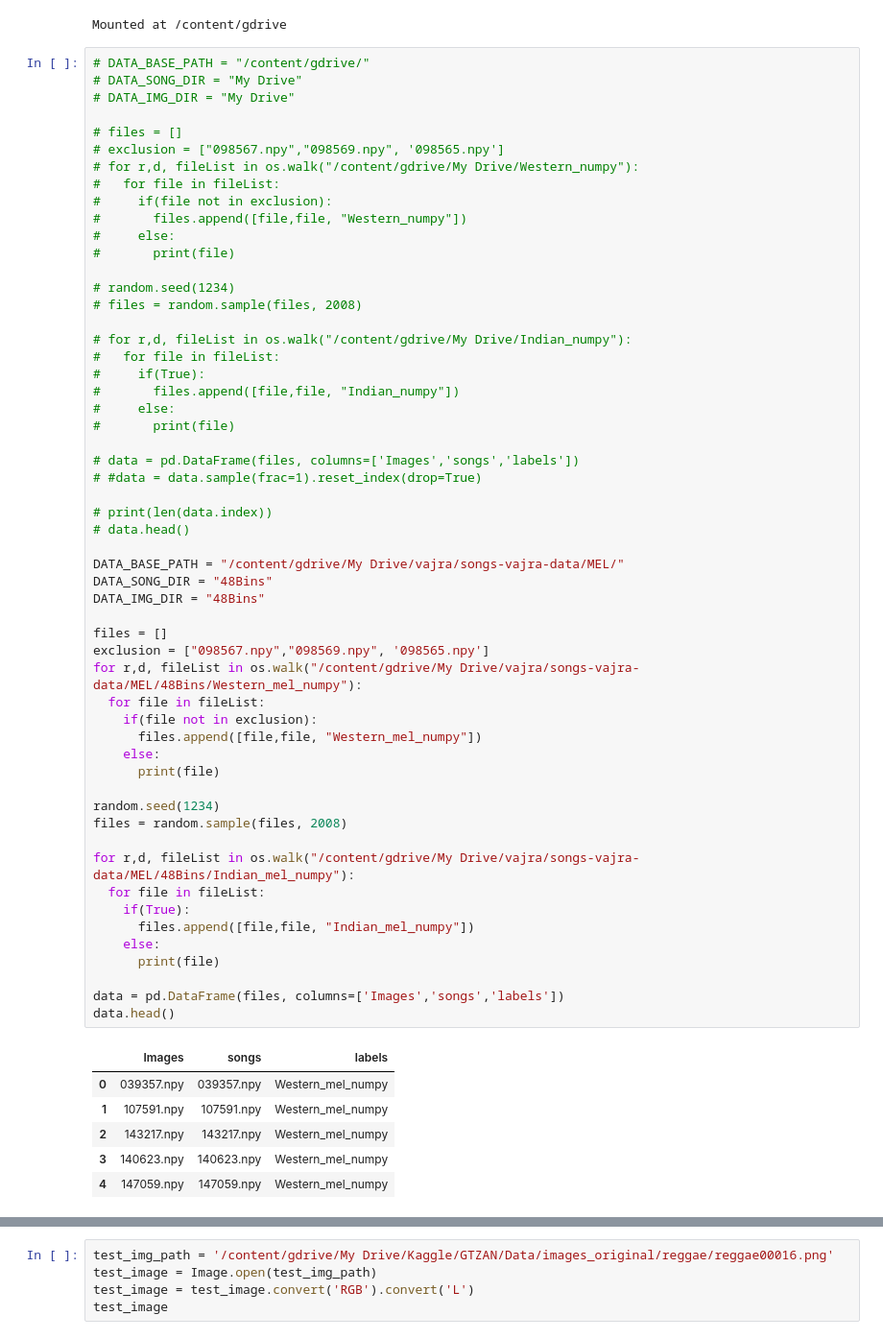
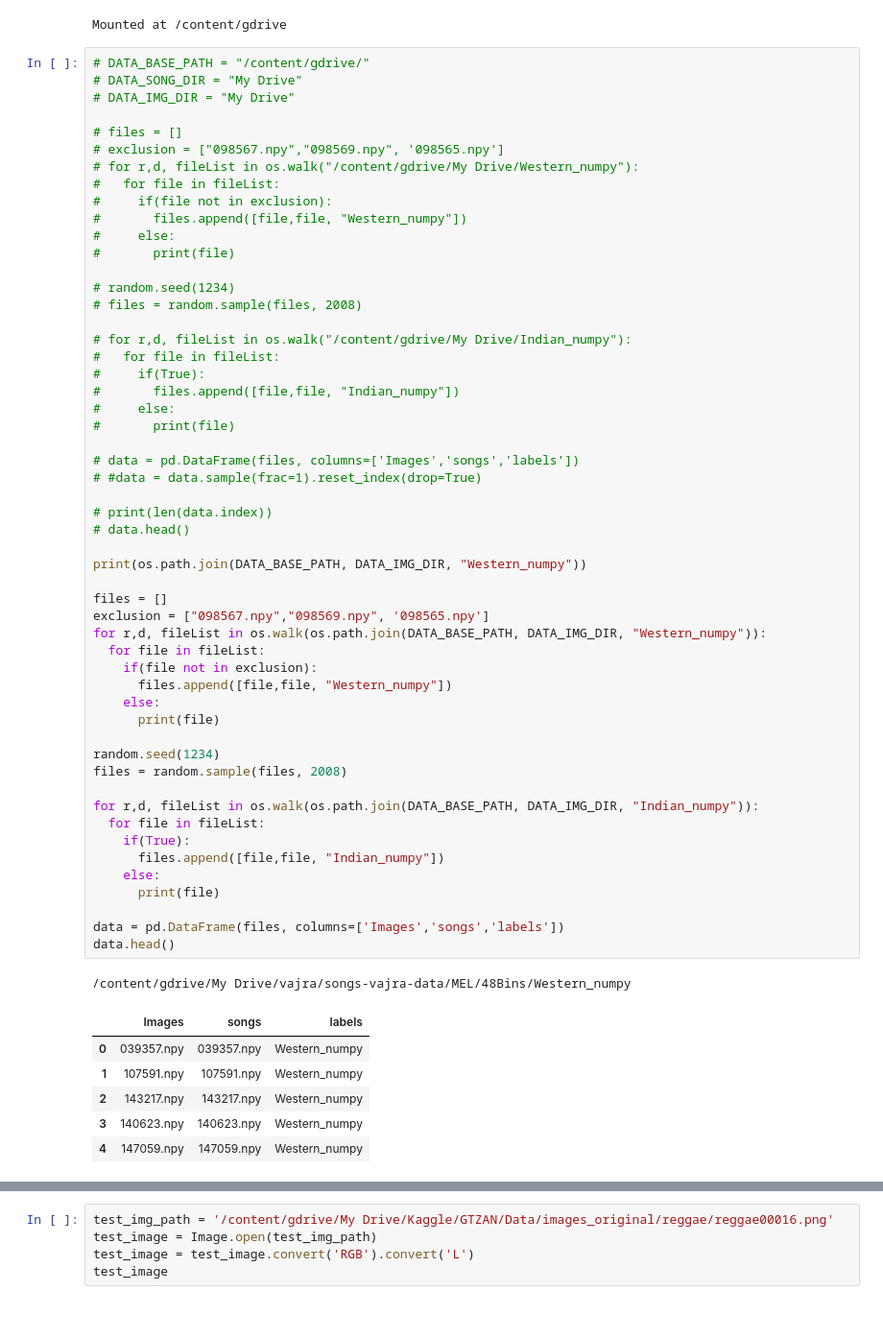
Before and after one commit to agarr3/vajra-new, a Jupyter notebook: WI_CLASSIFIER_V1.ipynb, the cells around one changed output, grey strips where cells are left out. Shown at 96% size. Cells and saved outputs as stored; diff of their text form; blank space fills up the shorter version.

```diff
--- a/WI_CLASSIFIER_V1.ipynb
+++ b/WI_CLASSIFIER_V1.ipynb
@@ -73,45 +93,44 @@ Mounted at /content/gdrive
 #       files.append([file,file, "Indian_numpy"])
 #     else:
 #       print(file)
 
 # data = pd.DataFrame(files, columns=['Images','songs','labels'])
 # #data = data.sample(frac=1).reset_index(drop=True)
 
 # print(len(data.index))
 # data.head()
 
-DATA_BASE_PATH = "/content/gdrive/My Drive/vajra/songs-vajra-data/MEL/"
-DATA_SONG_DIR = "48Bins"
-DATA_IMG_DIR = "48Bins"
+print(os.path.join(DATA_BASE_PATH, DATA_IMG_DIR, "Western_numpy"))
 
 files = []
 exclusion = ["098567.npy","098569.npy", '098565.npy']
-for r,d, fileList in os.walk("/content/gdrive/My Drive/vajra/songs-vajra-data/MEL/48Bins/Western_mel_numpy"):
+for r,d, fileList in os.walk(os.path.join(DATA_BASE_PATH, DATA_IMG_DIR, "Western_numpy")):
   for file in fileList:
     if(file not in exclusion):
-      files.append([file,file, "Western_mel_numpy"])
+      files.append([file,file, "Western_numpy"])
     else:
       print(file)
 
 random.seed(1234)
 files = random.sample(files, 2008)
 
-for r,d, fileList in os.walk("/content/gdrive/My Drive/vajra/songs-vajra-data/MEL/48Bins/Indian_mel_numpy"):
+for r,d, fileList in os.walk(os.path.join(DATA_BASE_PATH, DATA_IMG_DIR, "Indian_numpy")):
   for file in fileList:
     if(True):
-      files.append([file,file, "Indian_mel_numpy"])
+      files.append([file,file, "Indian_numpy"])
     else:
       print(file)
 
 data = pd.DataFrame(files, columns=['Images','songs','labels'])
 data.head()
 # %% [output]
+/content/gdrive/My Drive/vajra/songs-vajra-data/MEL/48Bins/Western_numpy
 |  | Images | songs | labels |
-| 0 | 039357.npy | 039357.npy | Western_mel_numpy |
-| 1 | 107591.npy | 107591.npy | Western_mel_numpy |
-| 2 | 143217.npy | 143217.npy | Western_mel_numpy |
-| 3 | 140623.npy | 140623.npy | Western_mel_numpy |
-| 4 | 147059.npy | 147059.npy | Western_mel_numpy |
+| 0 | 039357.npy | 039357.npy | Western_numpy |
+| 1 | 107591.npy | 107591.npy | Western_numpy |
+| 2 | 143217.npy | 143217.npy | Western_numpy |
+| 3 | 140623.npy | 140623.npy | Western_numpy |
+| 4 | 147059.npy | 147059.npy | Western_numpy |
 # %%
 data.groupby("labels").count()
 # %% [output]
```
Also changed, not shown: parts of 13 cells of this notebook.
